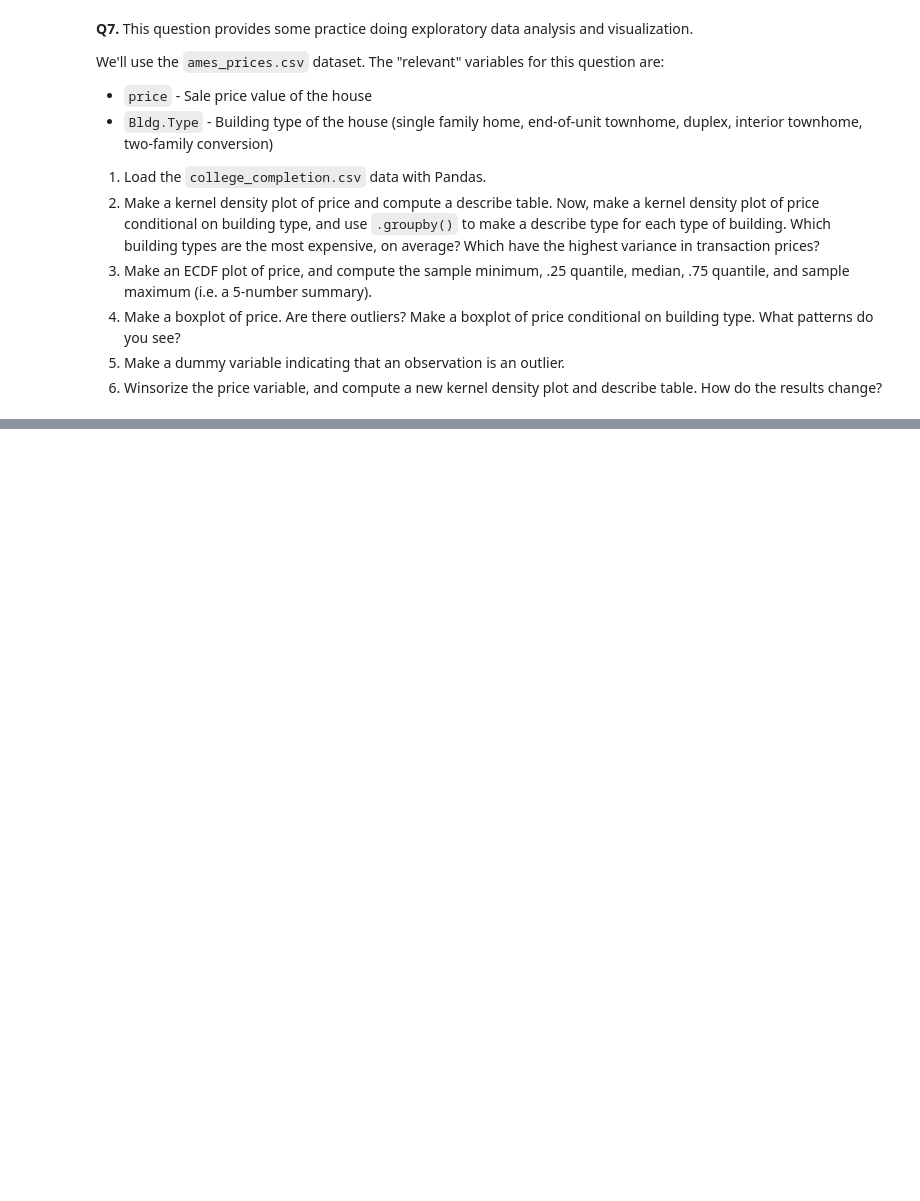
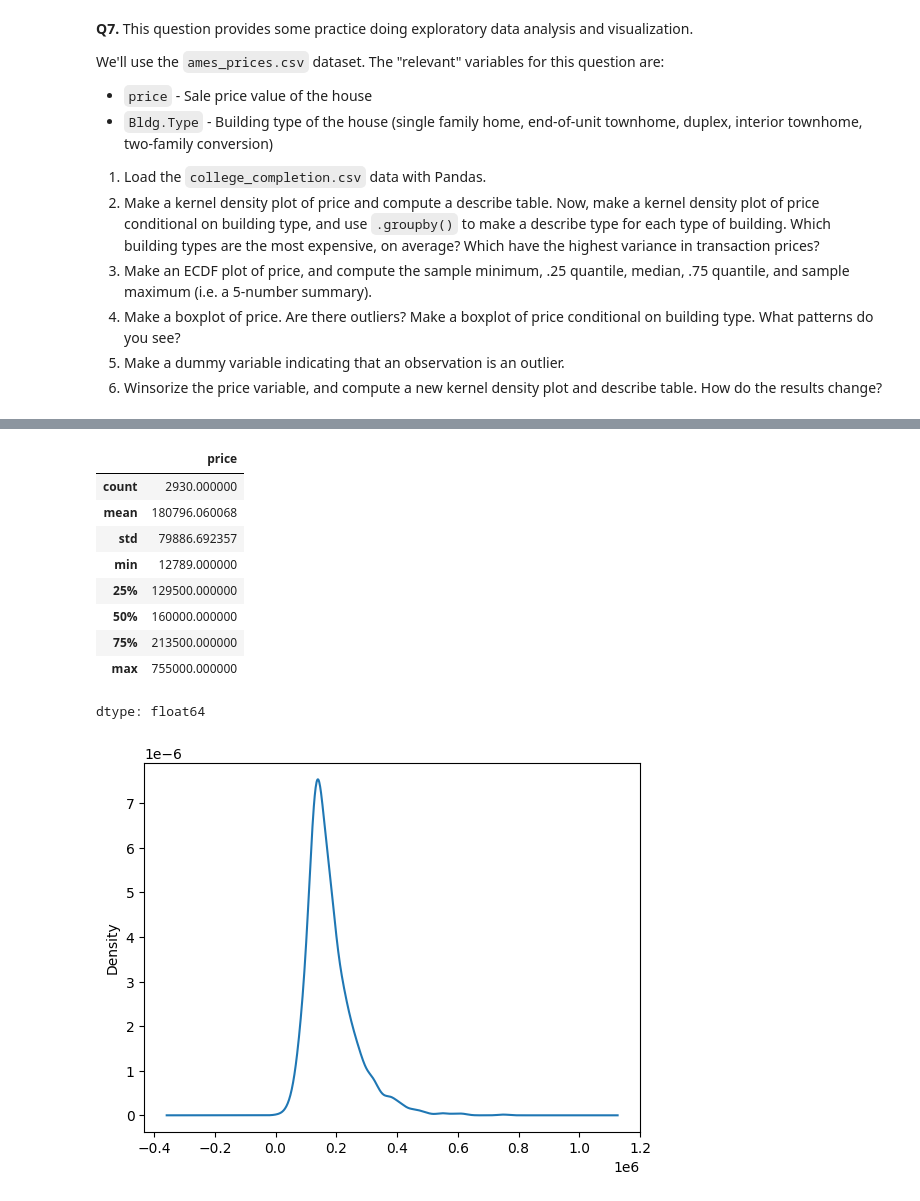
Before and after one commit to calvinpan1/ds3001_assignments, a Jupyter notebook: 01_assignment_wrangling_and_eda.ipynb, the cells around one changed output, grey strips where cells are left out. Drawn from its saved outputs; the diff is of its cells as text; code cells hidden in the pictures; blank space fills up the shorter version.

```diff
--- a/01_assignment_wrangling_and_eda.ipynb
+++ b/01_assignment_wrangling_and_eda.ipynb
@@ -649,3 +658,7 @@ We'll use the `ames_prices.csv` dataset. The "relevant" variables for this quest
 4. Make a boxplot of price. Are there outliers? Make a boxplot of price conditional on building type. What patterns do you see?
 5. Make a dummy variable indicating that an observation is an outlier.
 6. Winsorize the price variable, and compute a new kernel density plot and describe table. How do the results change?
+# %%
+# Q7.1___ Load data
+ames_prices = pd.read_csv('data/ames_prices.csv')
+ames_prices.head()
@@ -651,0 +673,16 @@ We'll use the `ames_prices.csv` dataset. The "relevant" variables for this quest
+# %%
+# Q7.2___ Make a kernel density plot of price and compute a describe table.
+ames_prices['price'].plot.kde()
+ames_prices['price'].describe()
+# %% [output]
+|  | price |
+| count | 2930.000000 |
+| mean | 180796.060068 |
+| std | 79886.692357 |
+| min | 12789.000000 |
+| 25% | 129500.000000 |
+| 50% | 160000.000000 |
+| 75% | 213500.000000 |
+| max | 755000.000000 |
+dtype: float64
+[figure, added]
```
Also changed, not shown: parts of 7 cells of this notebook.
